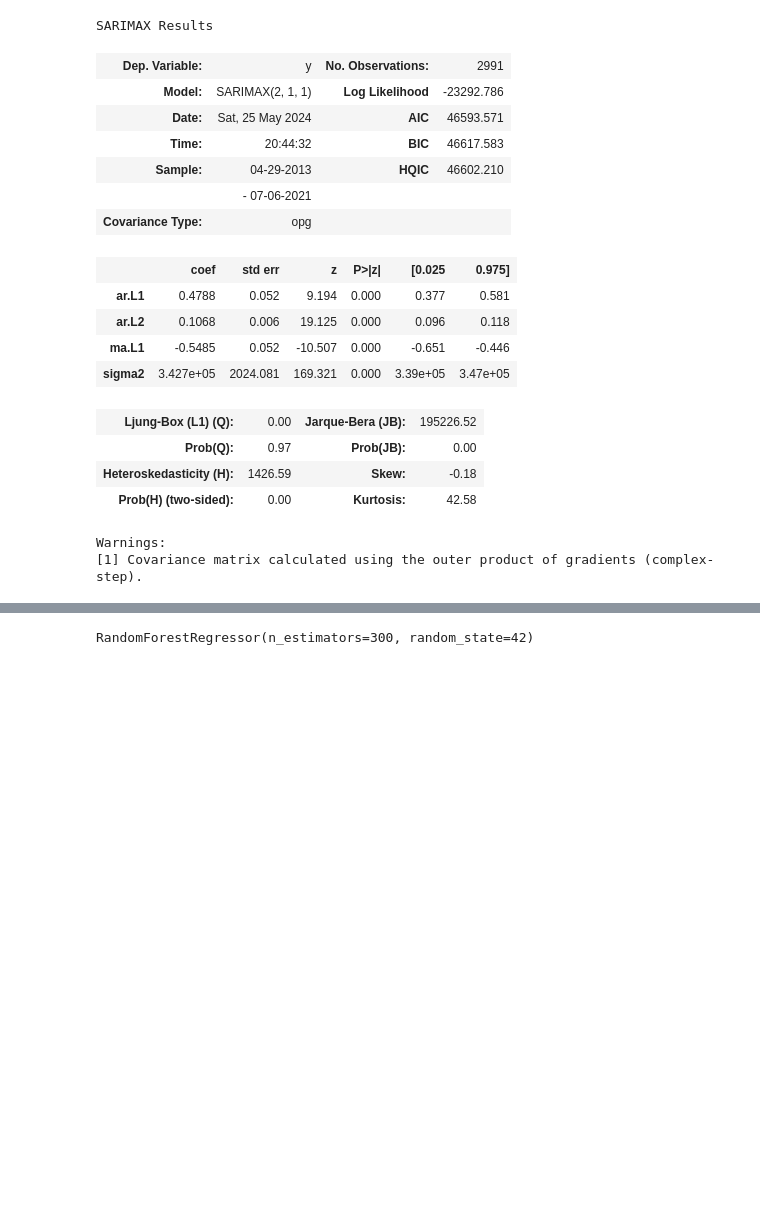
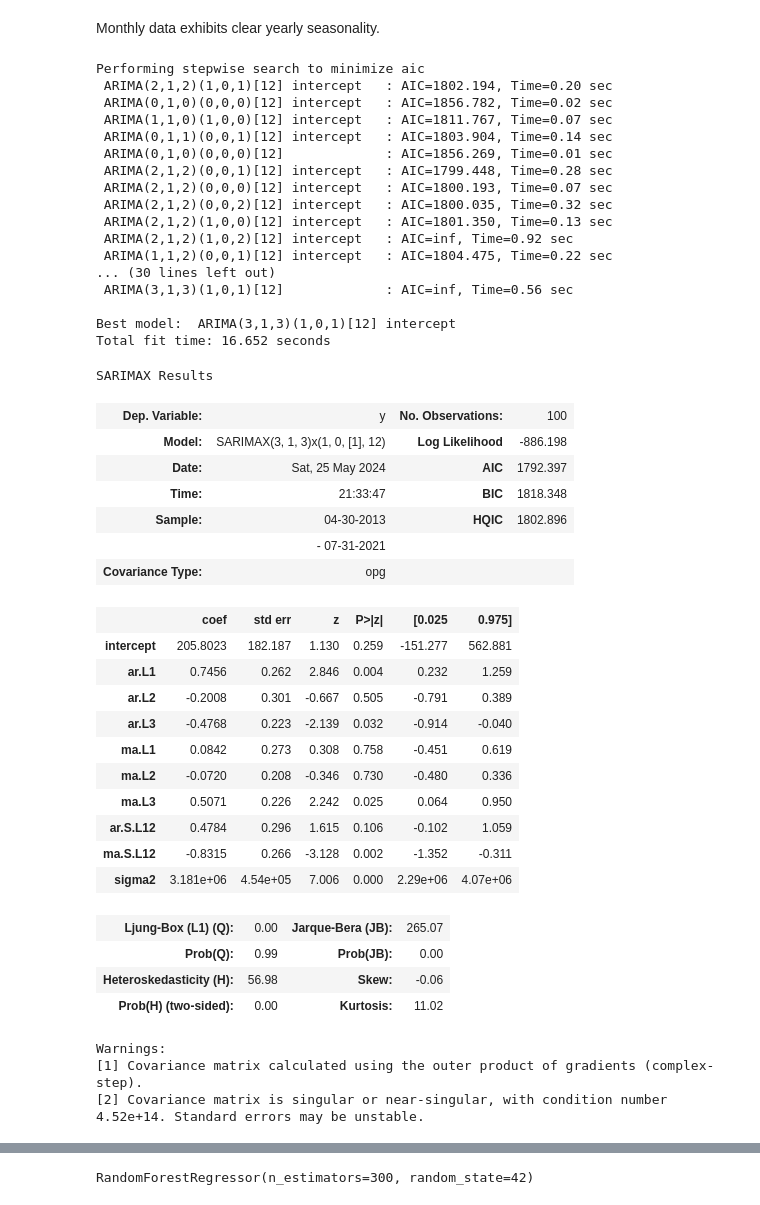
Before and after one commit to LethalDriver/Time-Series-Analysis-Lab, a Jupyter notebook: project_crypto.ipynb, the cells around one changed output, grey strips where cells are left out. Drawn from its saved outputs; the diff is of its cells as text; code cells hidden in the pictures; blank space fills up the shorter version.

```diff
--- a/project_crypto.ipynb
+++ b/project_crypto.ipynb
@@ -44,0 +39,3 @@ Series is non-stationary, but it's okay since auto-arima will find the d term re
+# %%
+bitcoin_monthly = bitcoin['Close'].resample('M').mean()
+seasonal_decompose(bitcoin_monthly, model='add').plot();
@@ -45,26 +44,52 @@ Series is non-stationary, but it's okay since auto-arima will find the d term re
+# %% [markdown]
+Monthly data exhibits clear yearly seasonality.
 # %%
 from pmdarima import auto_arima
 
-model = auto_arima(bitcoin['Close'], seasonal=False)
+model = auto_arima(bitcoin_monthly, seasonal=True, m=12, trace=True, error_action='ignore', suppress_warnings=True)
 model.summary()
 # %% [output]
-SARIMAX Results
+Performing stepwise search to minimize aic
+ ARIMA(2,1,2)(1,0,1)[12] intercept   : AIC=1802.194, Time=0.20 sec
+ ARIMA(0,1,0)(0,0,0)[12] intercept   : AIC=1856.782, Time=0.02 sec
+ ARIMA(1,1,0)(1,0,0)[12] intercept   : AIC=1811.767, Time=0.07 sec
+ ARIMA(0,1,1)(0,0,1)[12] intercept   : AIC=1803.904, Time=0.14 sec
+ ARIMA(0,1,0)(0,0,0)[12]             : AIC=1856.269, Time=0.01 sec
+ ARIMA(2,1,2)(0,0,1)[12] intercept   : AIC=1799.448, Time=0.28 sec
+ ARIMA(2,1,2)(0,0,0)[12] intercept   : AIC=1800.193, Time=0.07 sec
+ ARIMA(2,1,2)(0,0,2)[12] intercept   : AIC=1800.035, Time=0.32 sec
+ ARIMA(2,1,2)(1,0,0)[12] intercept   : AIC=1801.350, Time=0.13 sec
+ ARIMA(2,1,2)(1,0,2)[12] intercept   : AIC=inf, Time=0.92 sec
+ ARIMA(1,1,2)(0,0,1)[12] intercept   : AIC=1804.475, Time=0.22 sec
+... (30 lines left out)
+ ARIMA(3,1,3)(1,0,1)[12]             : AIC=inf, Time=0.56 sec
+
+Best model:  ARIMA(3,1,3)(1,0,1)[12] intercept
+Total fit time: 16.652 seconds
+SARIMAX Results
-| Dep. Variable: | y | No. Observations: | 2991 |
-| Model: | SARIMAX(2, 1, 1) | Log Likelihood | -23292.786 |
-| Date: | Sat, 25 May 2024 | AIC | 46593.571 |
-| Time: | 20:44:32 | BIC | 46617.583 |
-| Sample: | 04-29-2013 | HQIC | 46602.210 |
-|  | - 07-06-2021 |  |  |
+| Dep. Variable: | y | No. Observations: | 100 |
+| Model: | SARIMAX(3, 1, 3)x(1, 0, [1], 12) | Log Likelihood | -886.198 |
+| Date: | Sat, 25 May 2024 | AIC | 1792.397 |
+| Time: | 21:33:47 | BIC | 1818.348 |
+| Sample: | 04-30-2013 | HQIC | 1802.896 |
+|  | - 07-31-2021 |  |  |
 | Covariance Type: | opg |  |  |
 |  | coef | std err | z | P>|z| | [0.025 | 0.975] |
-| ar.L1 | 0.4788 | 0.052 | 9.194 | 0.000 | 0.377 | 0.581 |
-| ar.L2 | 0.1068 | 0.006 | 19.125 | 0.000 | 0.096 | 0.118 |
-| ma.L1 | -0.5485 | 0.052 | -10.507 | 0.000 | -0.651 | -0.446 |
-| sigma2 | 3.427e+05 | 2024.081 | 169.321 | 0.000 | 3.39e+05 | 3.47e+05 |
+| intercept | 205.8023 | 182.187 | 1.130 | 0.259 | -151.277 | 562.881 |
+| ar.L1 | 0.7456 | 0.262 | 2.846 | 0.004 | 0.232 | 1.259 |
+| ar.L2 | -0.2008 | 0.301 | -0.667 | 0.505 | -0.791 | 0.389 |
+| ar.L3 | -0.4768 | 0.223 | -2.139 | 0.032 | -0.914 | -0.040 |
+| ma.L1 | 0.0842 | 0.273 | 0.308 | 0.758 | -0.451 | 0.619 |
+| ma.L2 | -0.0720 | 0.208 | -0.346 | 0.730 | -0.480 | 0.336 |
+| ma.L3 | 0.5071 | 0.226 | 2.242 | 0.025 | 0.064 | 0.950 |
+| ar.S.L12 | 0.4784 | 0.296 | 1.615 | 0.106 | -0.102 | 1.059 |
+| ma.S.L12 | -0.8315 | 0.266 | -3.128 | 0.002 | -1.352 | -0.311 |
+| sigma2 | 3.181e+06 | 4.54e+05 | 7.006 | 0.000 | 2.29e+06 | 4.07e+06 |
-| Ljung-Box (L1) (Q): | 0.00 | Jarque-Bera (JB): | 195226.52 |
-| Prob(Q): | 0.97 | Prob(JB): | 0.00 |
-| Heteroskedasticity (H): | 1426.59 | Skew: | -0.18 |
-| Prob(H) (two-sided): | 0.00 | Kurtosis: | 42.58 |
+| Ljung-Box (L1) (Q): | 0.00 | Jarque-Bera (JB): | 265.07 |
+| Prob(Q): | 0.99 | Prob(JB): | 0.00 |
+| Heteroskedasticity (H): | 56.98 | Skew: | -0.06 |
+| Prob(H) (two-sided): | 0.00 | Kurtosis: | 11.02 |
-Warnings:
-[1] Covariance matrix calculated using the outer product of gradients (complex-step).
+Warnings:
+[1] Covariance matrix calculated using the outer product of gradients (complex-step).
+[2] Covariance matrix is singular or near-singular, with condition number 4.52e+14. Standard errors may be unstable.
 # %%
```
Also changed, not shown: parts of 16 cells of this notebook.
